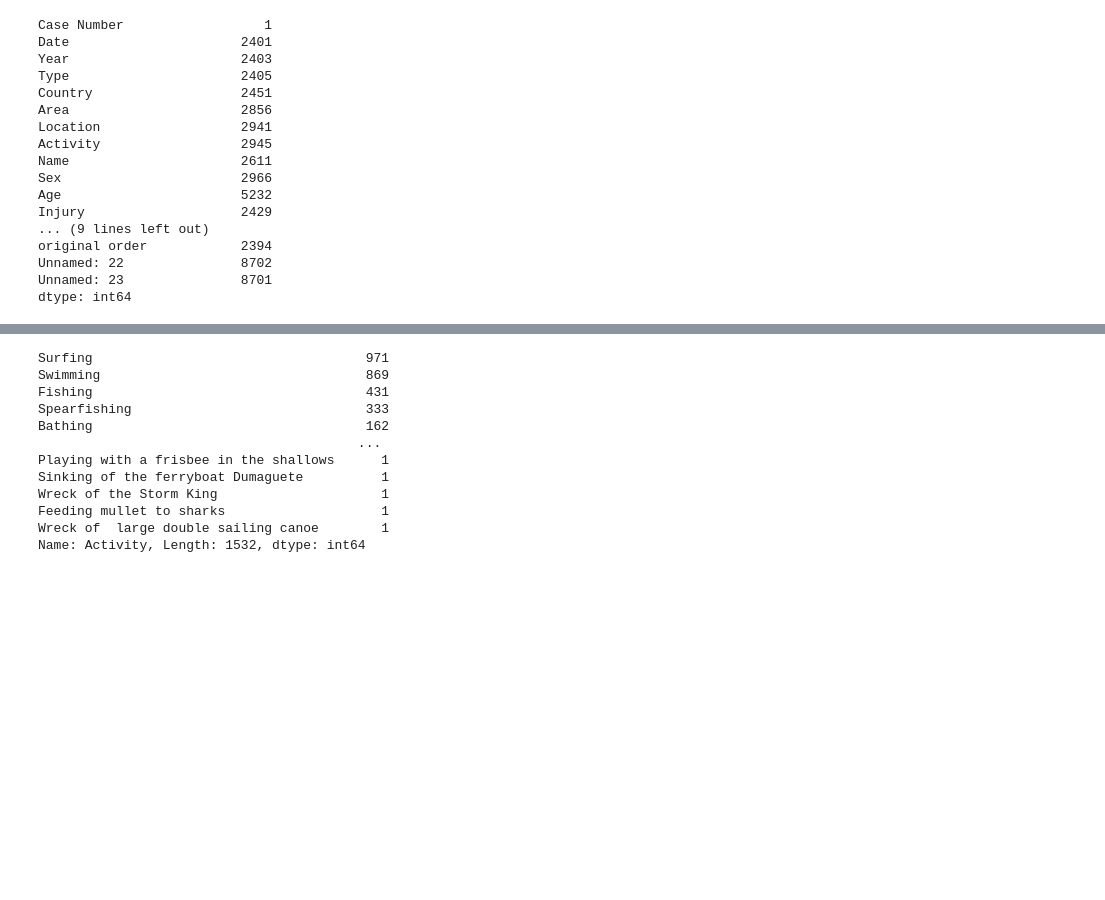
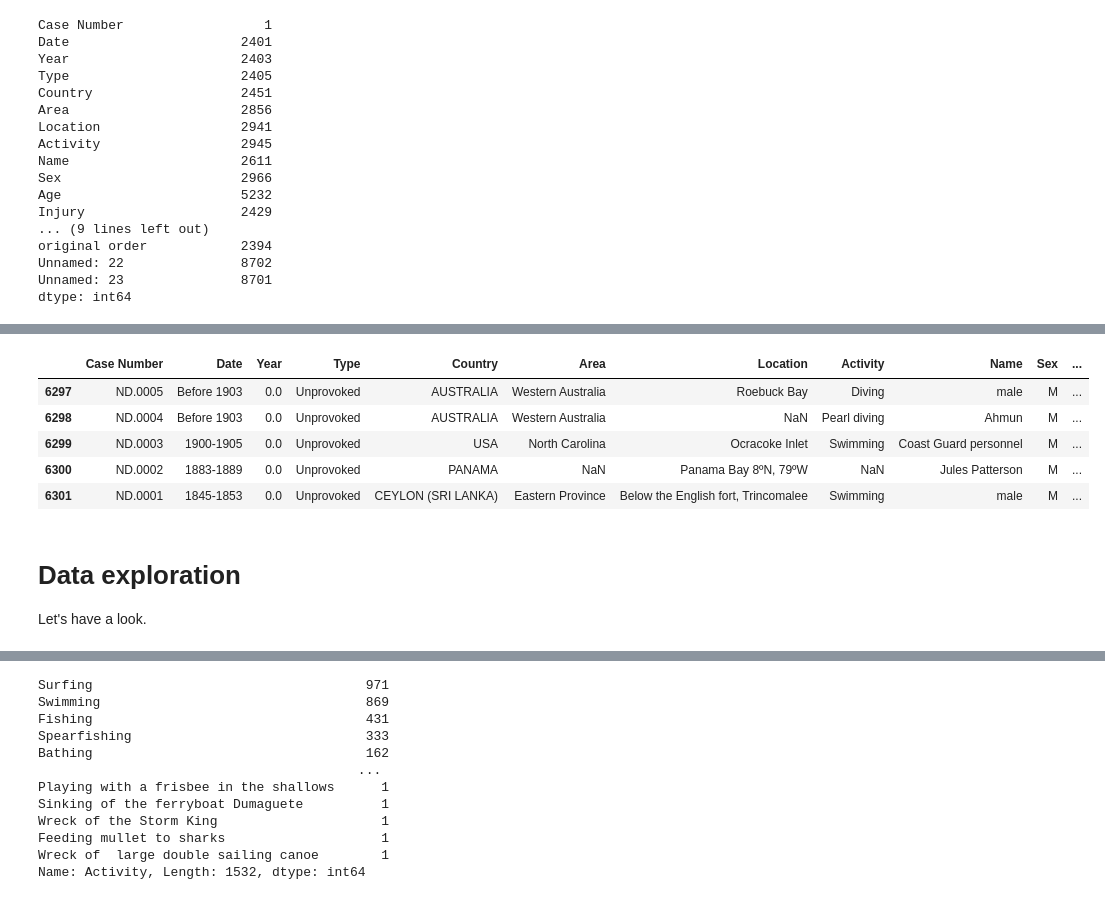
Before and after one commit to mplanasgit/project-1, a Jupyter notebook: my_project.ipynb, the cells around one changed output, grey strips where cells are left out. Cells and saved outputs as stored; diff of their text form; code cells hidden in the pictures; blank space fills up the shorter version.

```diff
--- a/my_project.ipynb
+++ b/my_project.ipynb
@@ -123,0 +161,2 @@ sharks.shape
+# %%
+sharks = sharks.drop(columns=["pdf", "href formula", "href", "original order", "Unnamed: 22", "Unnamed: 23", "Case Number.1", "Case Number.2"])
@@ -123,0 +167,14 @@ sharks.shape
+# %%
+sharks = sharks.dropna(axis=0, thresh=3) # Threshold of 3 (at least 3 non NaN per row)
+# %%
+sharks.tail() # NaN rows removed
+# %% [output]
+|  | Case Number | Date | Year | Type | Country | Area | Location | Activity | Name | Sex | ... |
+| 6297 | ND.0005 | Before 1903 | 0.0 | Unprovoked | AUSTRALIA | Western Australia | Roebuck Bay | Diving | male | M | ... |
+| 6298 | ND.0004 | Before 1903 | 0.0 | Unprovoked | AUSTRALIA | Western Australia | NaN | Pearl diving | Ahmun | M | ... |
+| 6299 | ND.0003 | 1900-1905 | 0.0 | Unprovoked | USA | North Carolina | Ocracoke Inlet | Swimming | Coast Guard personnel | M | ... |
+| 6300 | ND.0002 | 1883-1889 | 0.0 | Unprovoked | PANAMA | NaN | Panama Bay 8ºN, 79ºW | NaN | Jules Patterson | M | ... |
+| 6301 | ND.0001 | 1845-1853 | 0.0 | Unprovoked | CEYLON (SRI LANKA) | Eastern Province | Below the English fort, Trincomalee | Swimming | male | M | ... |
+# %% [markdown]
+# Data exploration
+Let's have a look.
```
Also changed, not shown: parts of 34 cells of this notebook.
